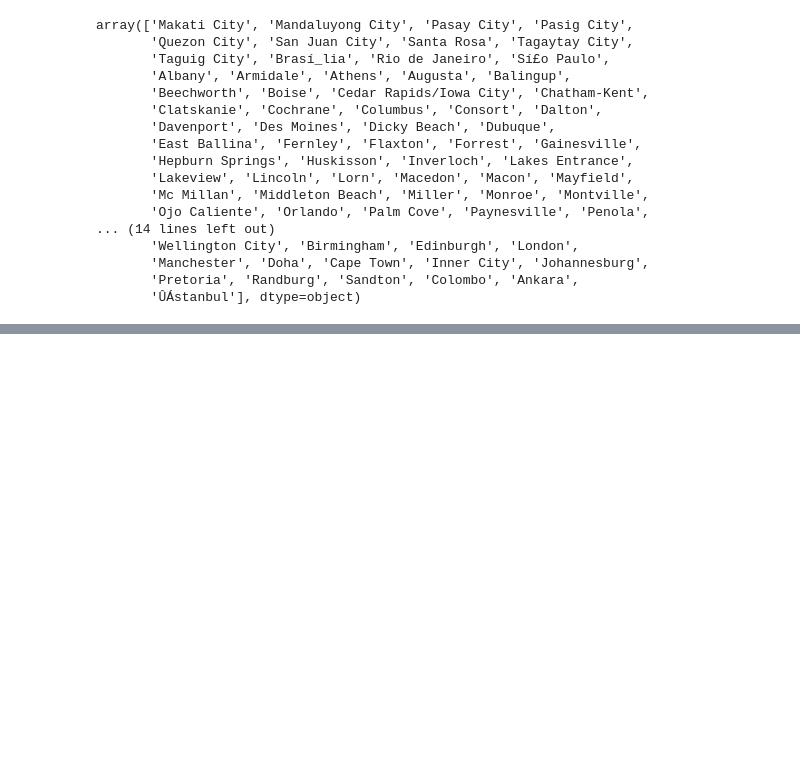
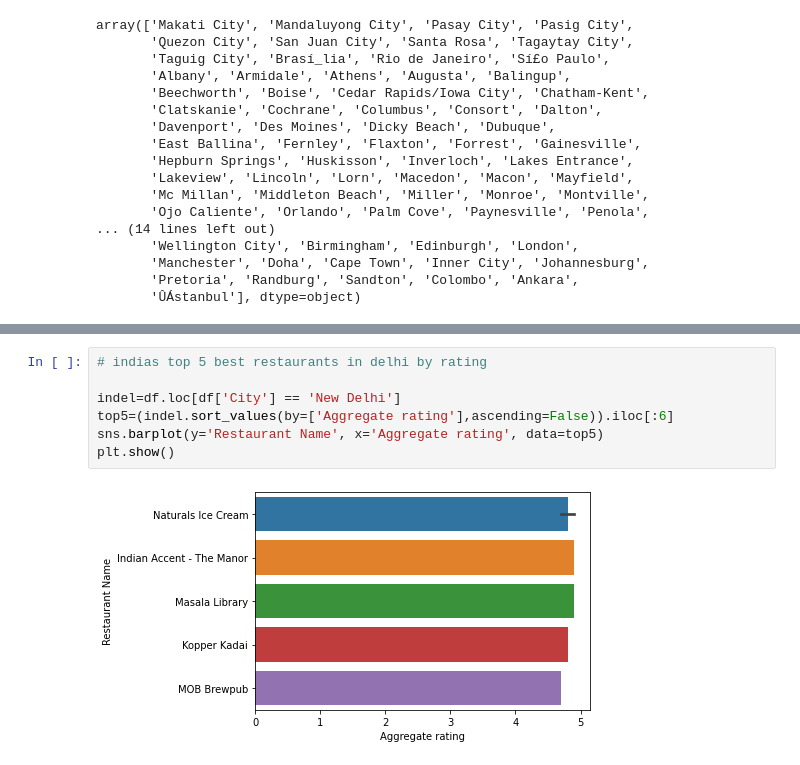
Before and after one commit to bhavesh-1995/fireblazework, a Jupyter notebook: fireblaze work/project/Zomato Project/Untitled.ipynb, the cells around one changed output, grey strips where cells are left out. Saved outputs shown, nothing was run; the diff lists cells and outputs as text; blank space fills up the shorter version.

```diff
--- a/fireblaze work/project/Zomato Project/Untitled.ipynb
+++ b/fireblaze work/project/Zomato Project/Untitled.ipynb
@@ -140,0 +161,9 @@ array(['Makati City', 'Mandaluyong City', 'Pasay City', 'Pasig City',
+# %%
+# indias top 5 best restaurants in delhi by rating
+
+indel=df.loc[df['City'] == 'New Delhi']
+top5=(indel.sort_values(by=['Aggregate rating'],ascending=False)).iloc[:6]
+sns.barplot(y='Restaurant Name', x='Aggregate rating', data=top5)
+plt.show()
+# %% [output]
+[figure, added]
```
Also changed, not shown: parts of 11 cells of this notebook.
